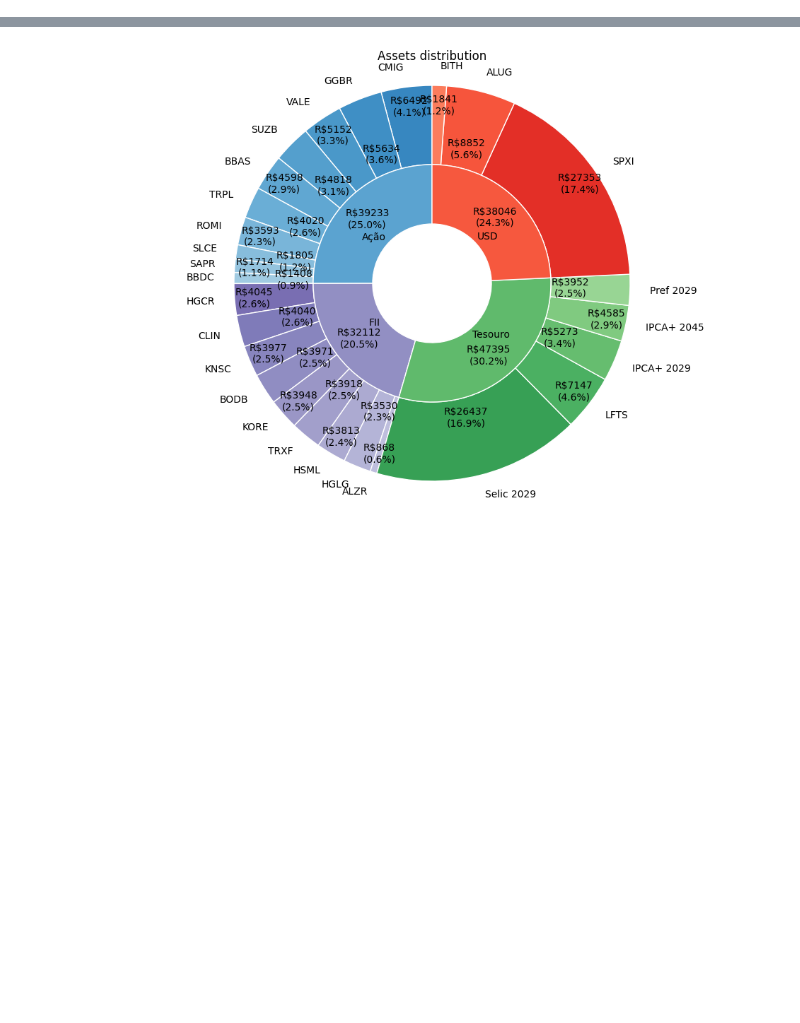
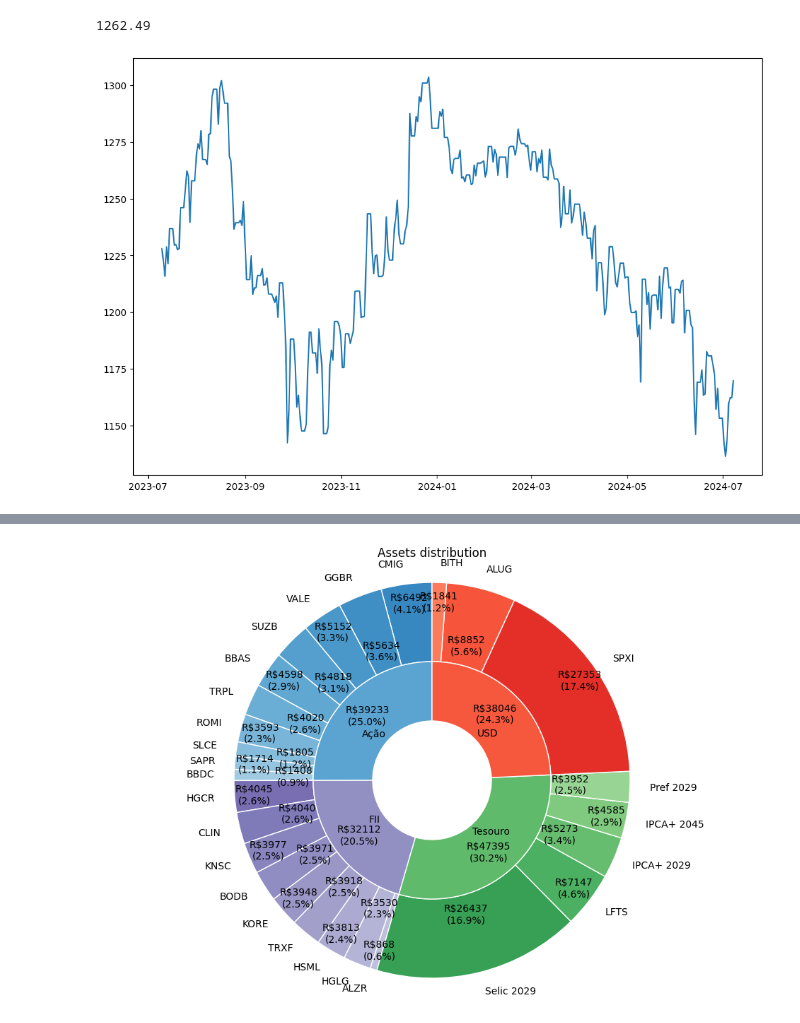
Before and after one commit to Luhenmo/my_projects, a Jupyter notebook: investiment_control/testes.ipynb, the cells around one changed output, grey strips where cells are left out. Cells and saved outputs as stored; diff of their text form; code cells hidden in the pictures; blank space fills up the shorter version.

```diff
--- a/investiment_control/testes.ipynb
+++ b/investiment_control/testes.ipynb
@@ -9,0 +15,9 @@ from tools import get_value
+# %%
+list_of_dates = [datetime.today() - timedelta(i) for i in range(365)]
+values = [get_value("IPCA+ 2045",date=date) for date in list_of_dates]
+
+fig, ax = plt.subplots(figsize=(12,8))
+ax.plot(list_of_dates,values)
+# %% [output]
+1262.49
+[figure, added]
```
Also changed, not shown: parts of 9 cells of this notebook, 12 other files.
